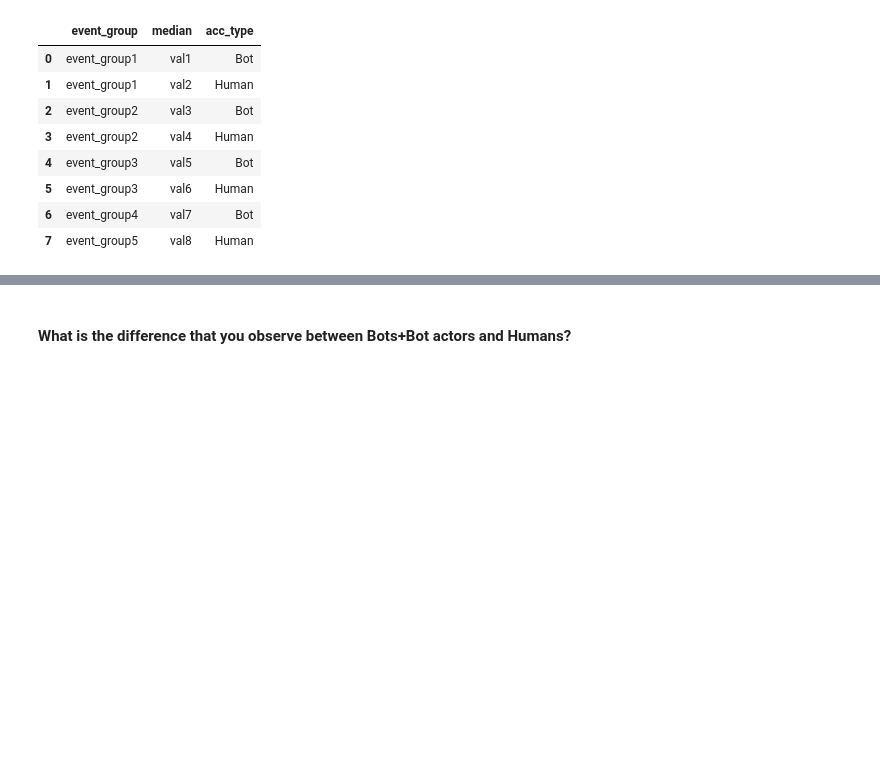
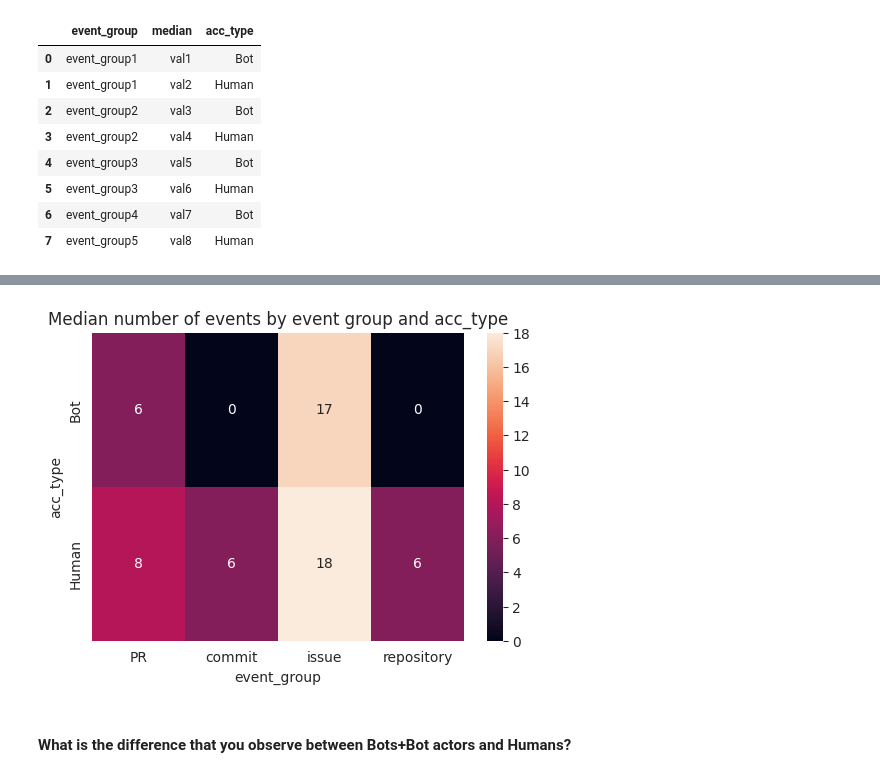
Before and after one commit to augho/SoftEvol_TP_bots, a Jupyter notebook: TP_bots_template.ipynb, the cells around one changed output, grey strips where cells are left out. Cells and saved outputs as stored; diff of their text form; code cells hidden in the pictures; blank space fills up the shorter version.

```diff
--- a/TP_bots_template.ipynb
+++ b/TP_bots_template.ipynb
@@ -363,5 +536,18 @@ df_medians.pivot(index='acc_type', columns='event_group', values='median')#.rese
 # YOUR CODE BELOW
 # %%
 # YOUR CODE BELOW
+heatmap_data = (
+    df_medians
+    .pivot(index='acc_type', columns='event_group', values='median')
+    .astype(float)
+)
+
+# Plot the heatmap
+plt.figure(figsize=(6, 4))
+sns.heatmap(heatmap_data, annot=True)
+plt.title("Median number of events by event group and acc_type")
+plt.show()
+# %% [output]
+[figure, added]
 # %% [markdown]
 #### What is the difference that you observe between Bots+Bot actors and Humans?
```
Also changed, not shown: parts of 19 cells of this notebook, 31 other files.
